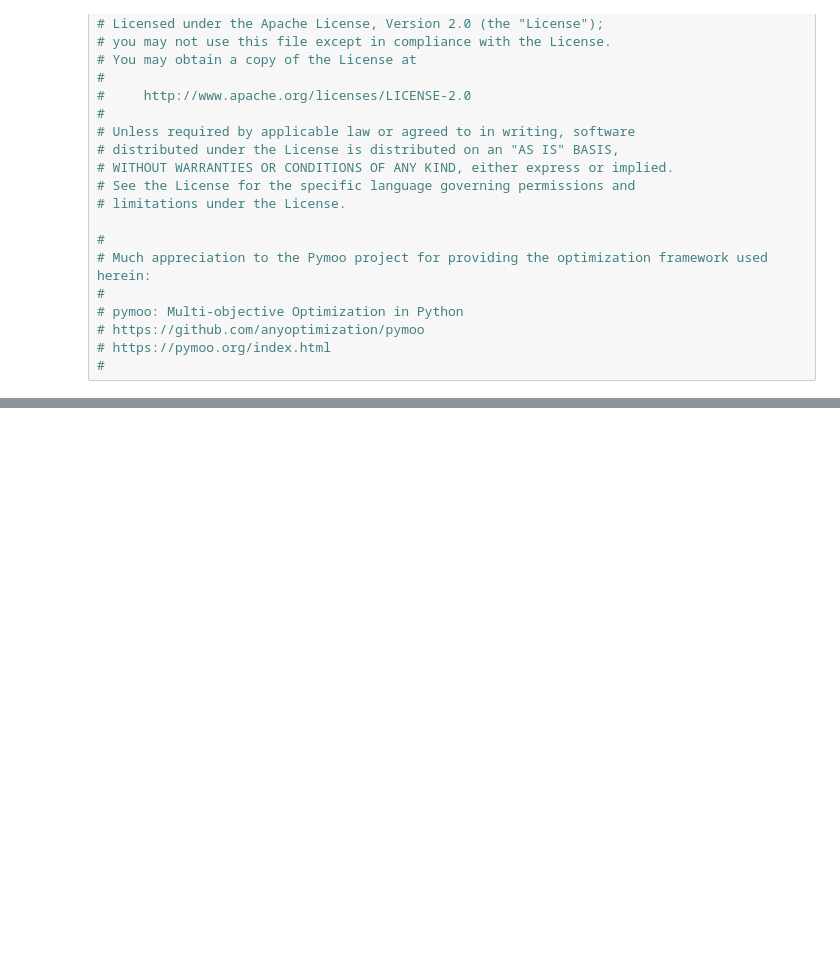
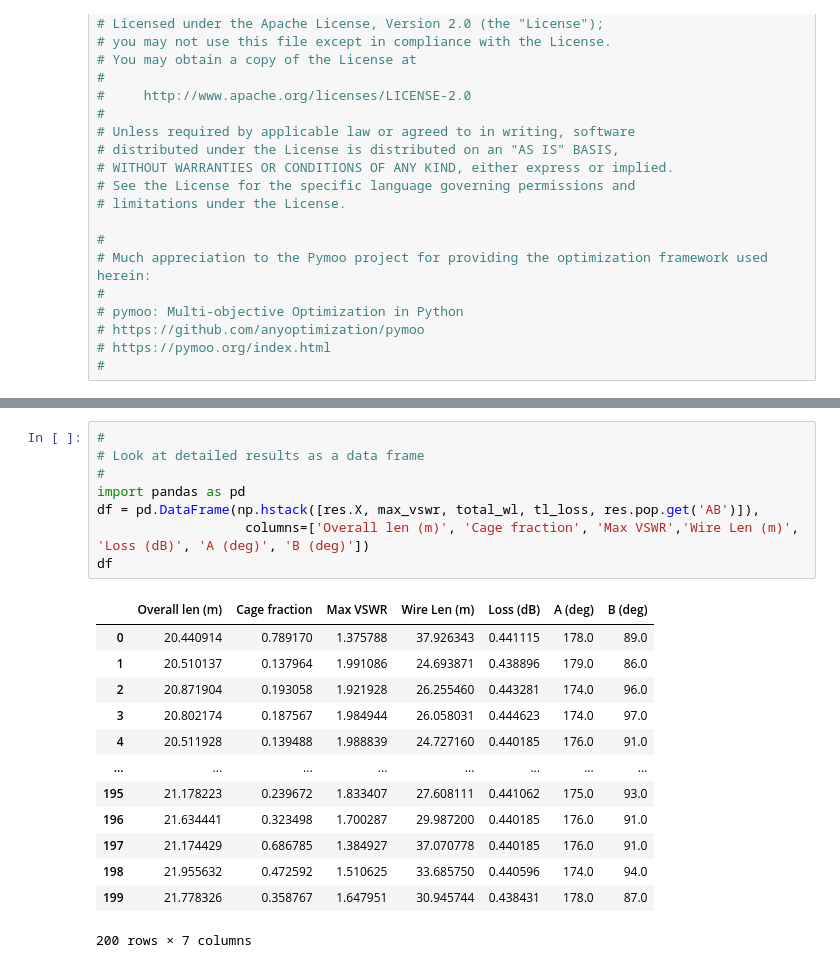
Before and after one commit to flatos/nec5toolkit, a Jupyter notebook: Wire Antennas/051_Broadband_80m_Antennas_Part_2.ipynb, the cells around one changed output, grey strips where cells are left out. Saved outputs shown, nothing was run; the diff lists cells and outputs as text; blank space fills up the shorter version.

```diff
--- a/Wire Antennas/051_Broadband_80m_Antennas_Part_2.ipynb
+++ b/Wire Antennas/051_Broadband_80m_Antennas_Part_2.ipynb
@@ -38,0 +261,22 @@ Thanks to the folks at the Pymoo project ("Python Multi-objective Optimization")
+# %%
+#
+# Look at detailed results as a data frame
+#
+import pandas as pd
+df = pd.DataFrame(np.hstack([res.X, max_vswr, total_wl, tl_loss, res.pop.get('AB')]),
+                   columns=['Overall len (m)', 'Cage fraction', 'Max VSWR','Wire Len (m)', 'Loss (dB)', 'A (deg)', 'B (deg)'])
+df
+# %% [output]
+|  | Overall len (m) | Cage fraction | Max VSWR | Wire Len (m) | Loss (dB) | A (deg) | B (deg) |
+| 0 | 20.440914 | 0.789170 | 1.375788 | 37.926343 | 0.441115 | 178.0 | 89.0 |
+| 1 | 20.510137 | 0.137964 | 1.991086 | 24.693871 | 0.438896 | 179.0 | 86.0 |
+| 2 | 20.871904 | 0.193058 | 1.921928 | 26.255460 | 0.443281 | 174.0 | 96.0 |
+| 3 | 20.802174 | 0.187567 | 1.984944 | 26.058031 | 0.444623 | 174.0 | 97.0 |
+| 4 | 20.511928 | 0.139488 | 1.988839 | 24.727160 | 0.440185 | 176.0 | 91.0 |
+| ... | ... | ... | ... | ... | ... | ... | ... |
+| 195 | 21.178223 | 0.239672 | 1.833407 | 27.608111 | 0.441062 | 175.0 | 93.0 |
+| 196 | 21.634441 | 0.323498 | 1.700287 | 29.987200 | 0.440185 | 176.0 | 91.0 |
+| 197 | 21.174429 | 0.686785 | 1.384927 | 37.070778 | 0.440185 | 176.0 | 91.0 |
+| 198 | 21.955632 | 0.472592 | 1.510625 | 33.685750 | 0.440596 | 174.0 | 94.0 |
+| 199 | 21.778326 | 0.358767 | 1.647951 | 30.945744 | 0.438431 | 178.0 | 87.0 |
+200 rows × 7 columns
```
Also changed, not shown: parts of 8 cells of this notebook, 6 other files.
